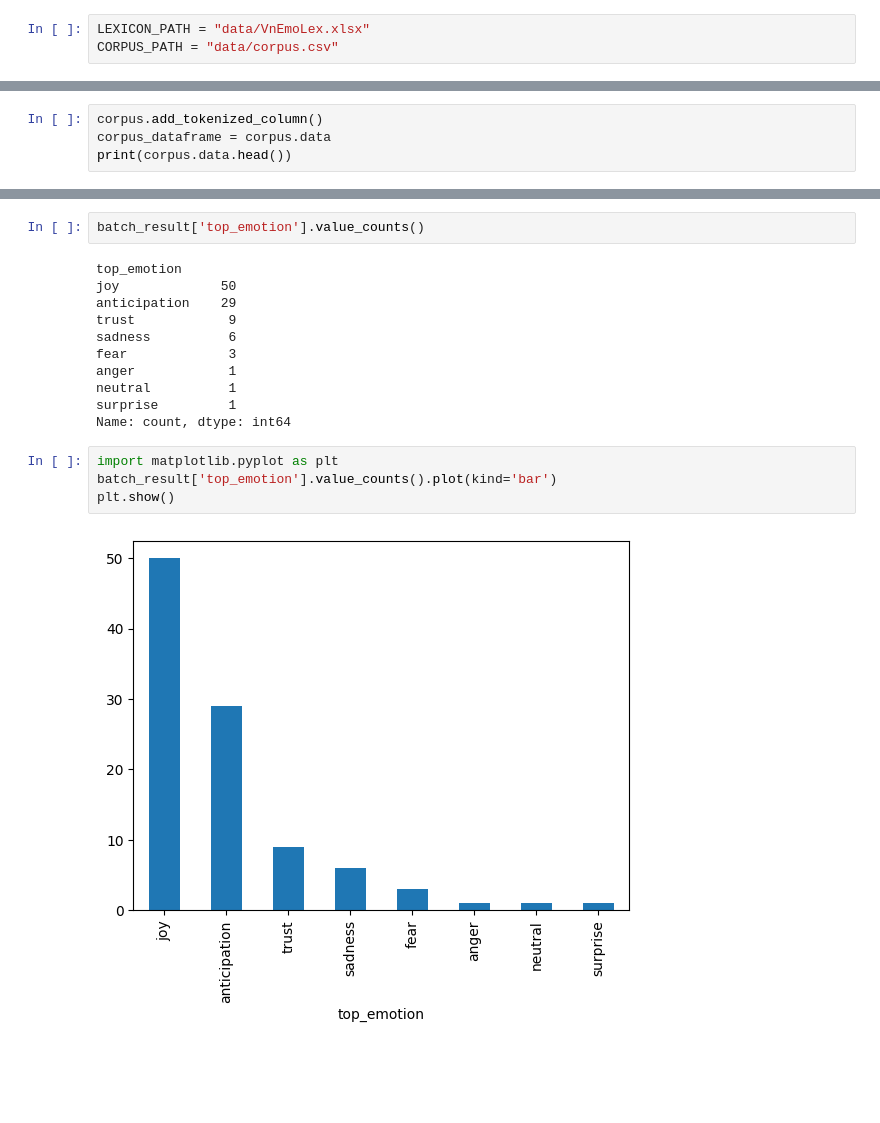
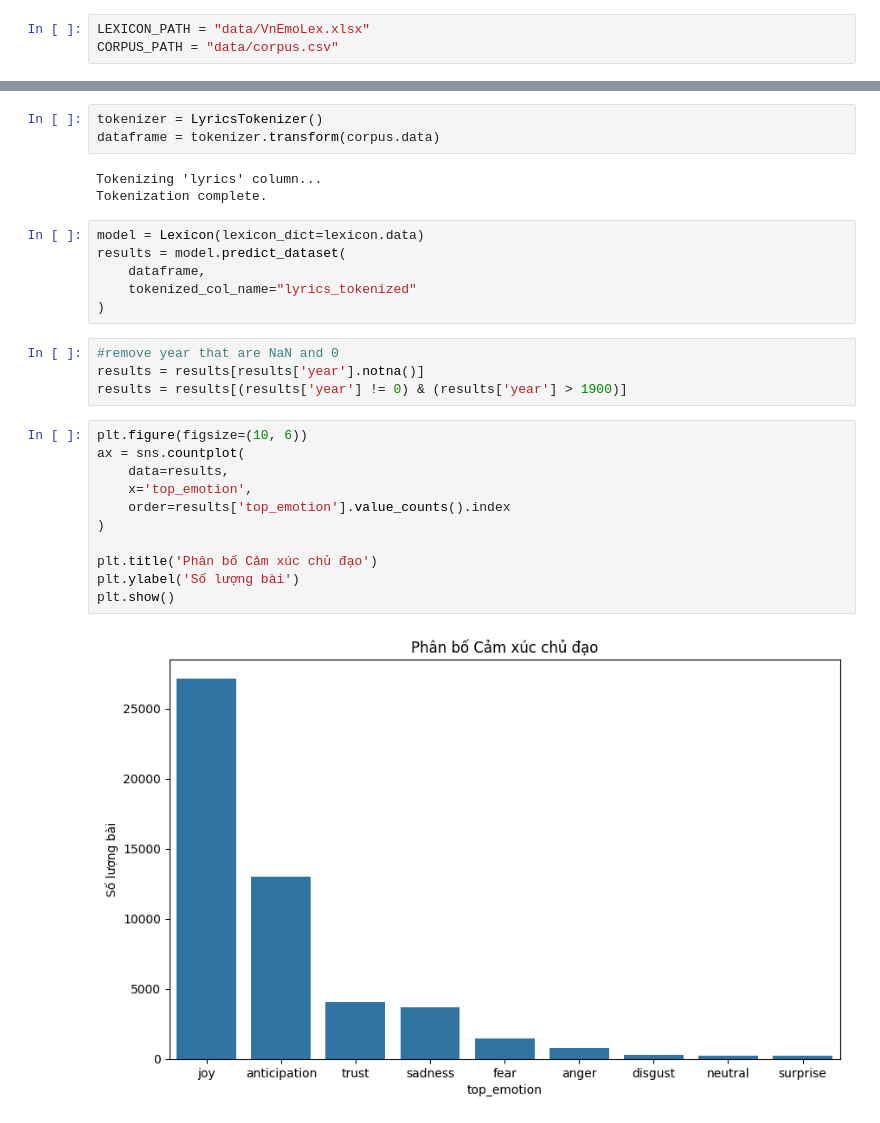
Before and after one commit to kunnic/song-corpus, a Jupyter notebook: lexicon.ipynb, the cells around one changed output, grey strips where cells are left out. Cells and saved outputs as stored; diff of their text form; blank space fills up the shorter version.

Commit message:
Update code (excluded large dataset)

```diff
--- a/lexicon.ipynb
+++ b/lexicon.ipynb
@@ -19,4 +16,0 @@ print(lexicon_dict.get('tin'))
-# %%
-corpus.add_tokenized_column()
-corpus_dataframe = corpus.data
-print(corpus.data.head())
@@ -89,19 +17,29 @@ Name: title, Length: 100, dtype: object
-# %%
-batch_result['top_emotion'].value_counts()
-# %% [output]
-top_emotion
-joy             50
-anticipation    29
-trust            9
-sadness          6
-fear             3
-anger            1
-neutral          1
-surprise         1
-Name: count, dtype: int64
-# %%
-import matplotlib.pyplot as plt
-batch_result['top_emotion'].value_counts().plot(kind='bar')
-plt.show()
-# %% [output]
-[figure, removed]
+# %%
+tokenizer = LyricsTokenizer()
+dataframe = tokenizer.transform(corpus.data)
+# %% [output]
+Tokenizing 'lyrics' column...
+Tokenization complete.
+# %%
+model = Lexicon(lexicon_dict=lexicon.data)
+results = model.predict_dataset(
+    dataframe,
+    tokenized_col_name="lyrics_tokenized"
+)
+# %%
+#remove year that are NaN and 0
+results = results[results['year'].notna()]
+results = results[(results['year'] != 0) & (results['year'] > 1900)]
+# %%
+plt.figure(figsize=(10, 6))
+ax = sns.countplot(
+    data=results,
+    x='top_emotion',
+    order=results['top_emotion'].value_counts().index
+)
+
+plt.title('Phân bố Cảm xúc chủ đạo')
+plt.ylabel('Số lượng bài')
+plt.show()
+# %% [output]
+[figure, added]
```
Also changed, not shown: parts of 18 cells of this notebook, 7 other files.
